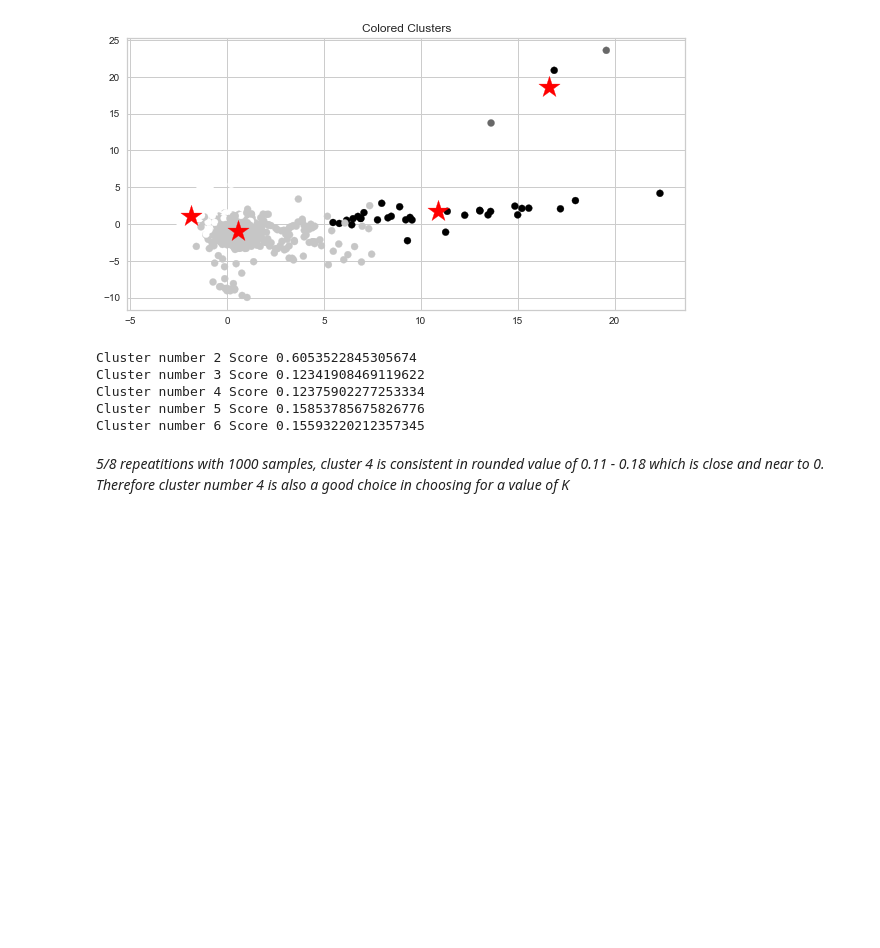
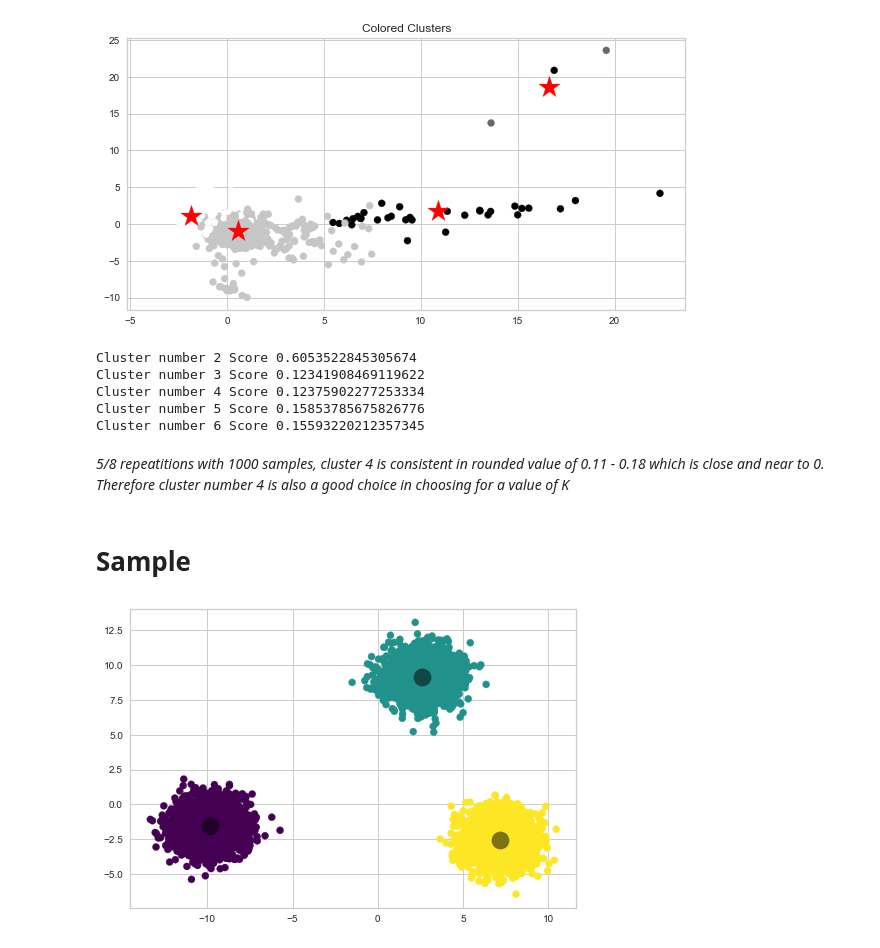
Before and after one commit to nutzbee/Collab-Tests, a Jupyter notebook: example.ipynb, the cells around one changed output. Cells and saved outputs as stored; diff of their text form; code cells hidden in the pictures; blank space fills up the shorter version.

```diff
--- a/example.ipynb
+++ b/example.ipynb
@@ -563,3 +818,20 @@ Cluster number 5 Score 0.15853785675826776
 Cluster number 6 Score 0.15593220212357345
 # %% [markdown]
 *5/8 repeatitions with 1000 samples, cluster 4 is consistent in rounded value of 0.11 - 0.18 which is close and near to 0. Therefore cluster number 4 is also a good choice in choosing for a value of K*
+# %% [markdown]
+# Sample
+# %%
+K = 3
+X, y_true = make_blobs(n_samples=8790, random_state=32, n_features=53)
+k_means = KMeans(K)
+k_means.fit(X)
+
+cluster_centres = k_means.cluster_centers_
+
+y_kmeans = k_means.predict(X)
+plt.scatter(X[:, 0], X[:, 1], c=y_kmeans, s=50, cmap='viridis')
+
+for centroid in cluster_centres:
+    plt.scatter(centroid[0],  centroid[1], s=300,  c='black', alpha=0.5)
+# %% [output]
+[figure, added]
```
Also changed, not shown: parts of 37 cells of this notebook.
